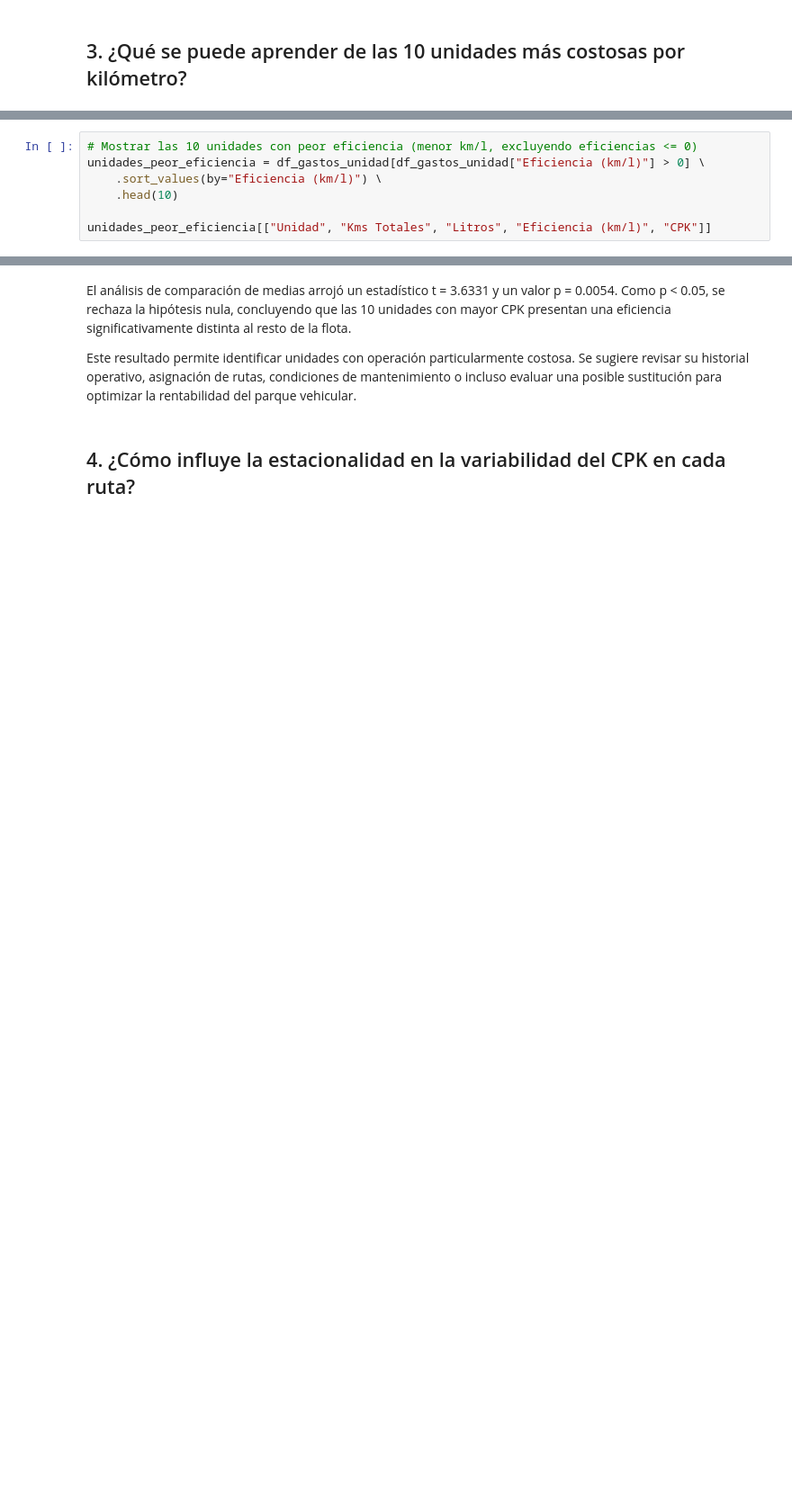
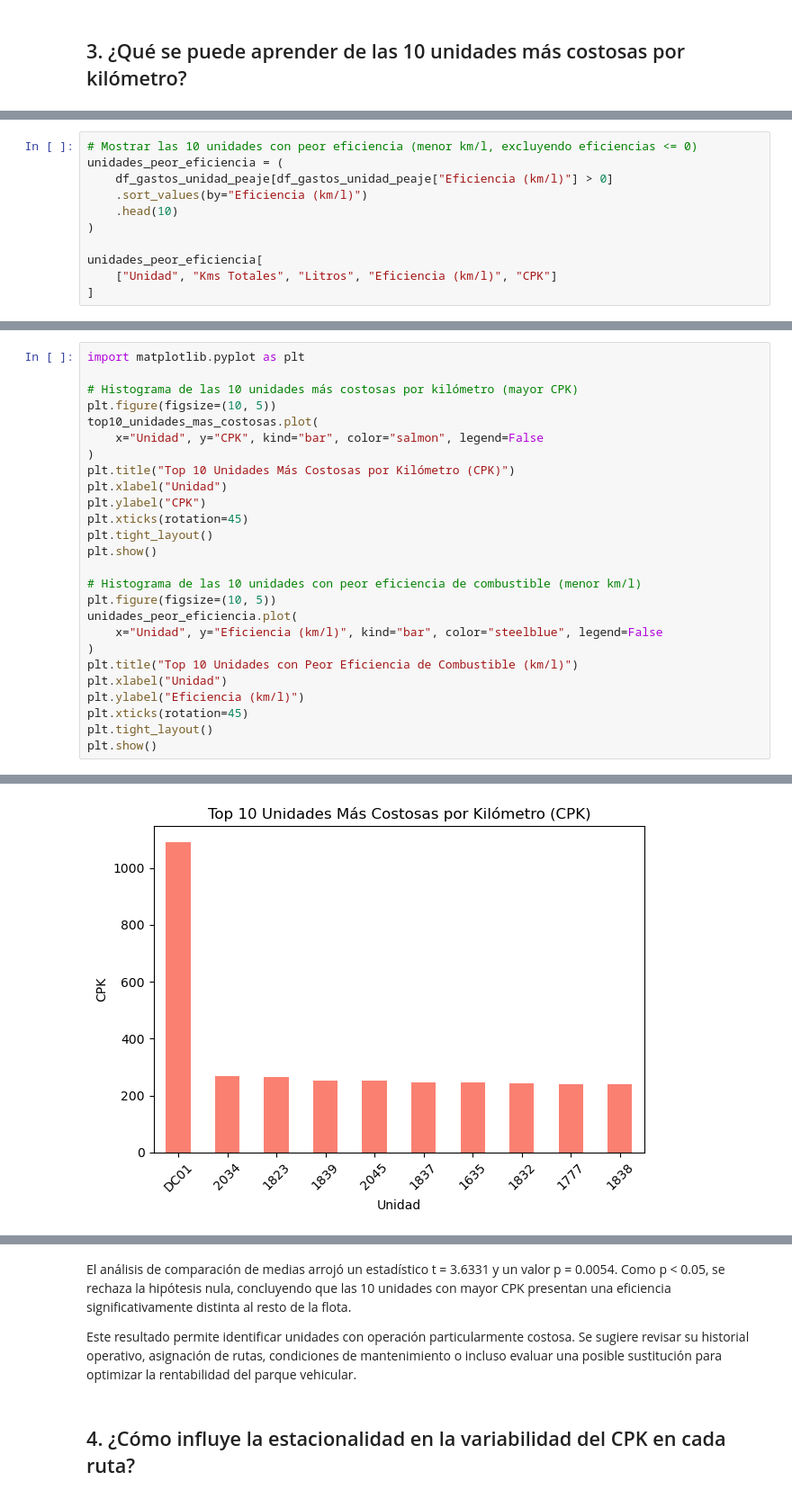
Before and after one commit to pomaremiliano/dashboard-datastorm, a Jupyter notebook: data/RecoleccionReto.ipynb, the cells around one changed output, grey strips where cells are left out. Shown at 90% size. Cells and saved outputs as stored; diff of their text form; blank space fills up the shorter version.

```diff
--- a/data/RecoleccionReto.ipynb
+++ b/data/RecoleccionReto.ipynb
@@ -757,10 +905,14 @@ top10_unidades_mas_costosas[["Unidad", "CPK", "Kms Totales", "Litros", "Eficienc
 | 138 | 1838 | 238.875796 | 923634 | 11253996.09 | 0.082072 |
 # %%
 # Mostrar las 10 unidades con peor eficiencia (menor km/l, excluyendo eficiencias <= 0)
-unidades_peor_eficiencia = df_gastos_unidad[df_gastos_unidad["Eficiencia (km/l)"] > 0] \
-    .sort_values(by="Eficiencia (km/l)") \
+unidades_peor_eficiencia = (
+    df_gastos_unidad_peaje[df_gastos_unidad_peaje["Eficiencia (km/l)"] > 0]
+    .sort_values(by="Eficiencia (km/l)")
     .head(10)
+)
 
-unidades_peor_eficiencia[["Unidad", "Kms Totales", "Litros", "Eficiencia (km/l)", "CPK"]]
+unidades_peor_eficiencia[
+    ["Unidad", "Kms Totales", "Litros", "Eficiencia (km/l)", "CPK"]
+]
 # %% [output]
 |  | Unidad | Kms Totales | Litros | Eficiencia (km/l) | CPK |
@@ -774,3 +926,30 @@ unidades_peor_eficiencia[["Unidad", "Kms Totales", "Litros", "Eficiencia (km/l)"
 | 132 | 1832 | 295590 | 3647851.14 | 0.081031 | 242.315698 |
 | 138 | 1838 | 923634 | 11253996.09 | 0.082072 | 238.875796 |
 | 79 | 1777 | 1378754 | 16786525.00 | 0.082135 | 239.283916 |
+# %%
+import matplotlib.pyplot as plt
+
+# Histograma de las 10 unidades más costosas por kilómetro (mayor CPK)
+plt.figure(figsize=(10, 5))
+top10_unidades_mas_costosas.plot(
+    x="Unidad", y="CPK", kind="bar", color="salmon", legend=False
+)
+plt.title("Top 10 Unidades Más Costosas por Kilómetro (CPK)")
+plt.xlabel("Unidad")
+plt.ylabel("CPK")
+plt.xticks(rotation=45)
+plt.tight_layout()
+plt.show()
+
+# Histograma de las 10 unidades con peor eficiencia de combustible (menor km/l)
+plt.figure(figsize=(10, 5))
+unidades_peor_eficiencia.plot(
+    x="Unidad", y="Eficiencia (km/l)", kind="bar", color="steelblue", legend=False
+)
+plt.title("Top 10 Unidades con Peor Eficiencia de Combustible (km/l)")
+plt.xlabel("Unidad")
+plt.ylabel("Eficiencia (km/l)")
+plt.xticks(rotation=45)
+plt.tight_layout()
+plt.show()
+# %% [output]
@@ -776,0 +957 @@ unidades_peor_eficiencia[["Unidad", "Kms Totales", "Litros", "Eficiencia (km/l)"
+[figure, added]
```
Also changed, not shown: parts of 31 cells of this notebook, 4 other files.
